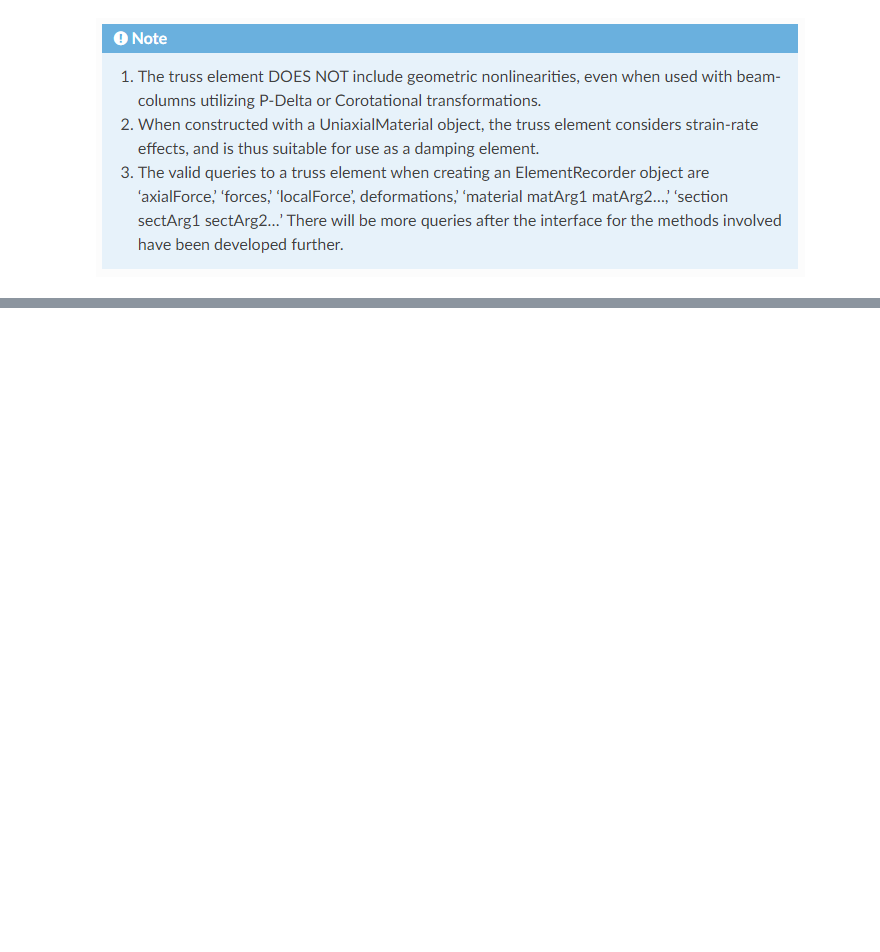
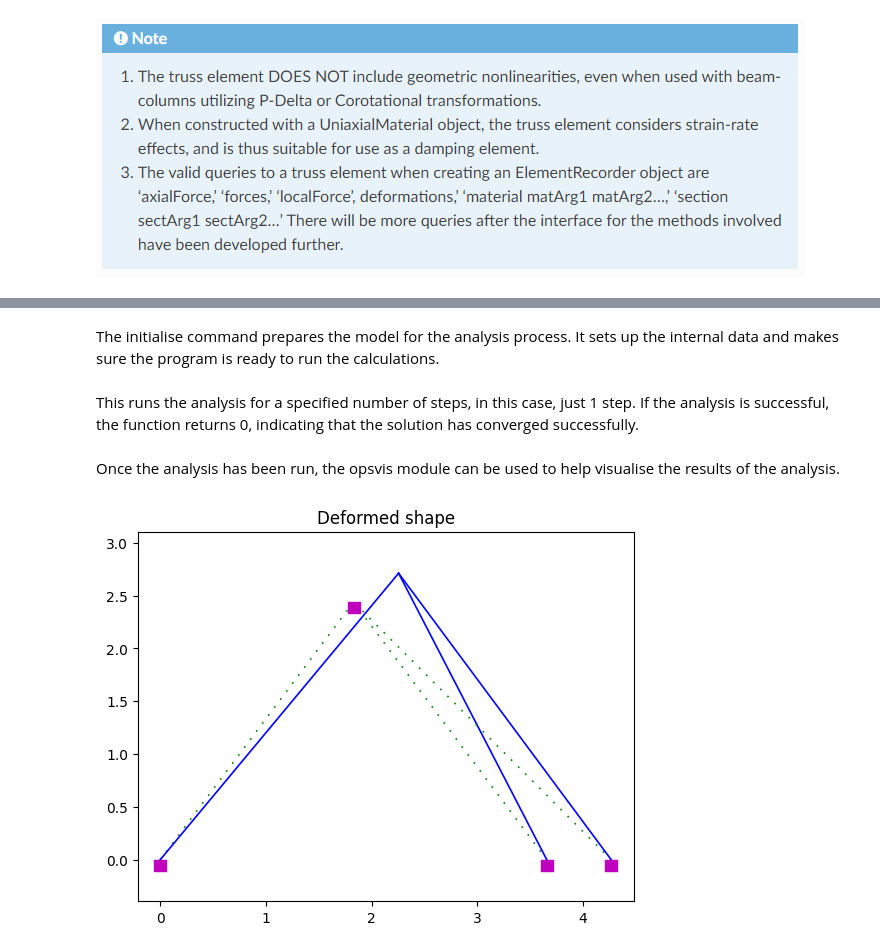
Before and after one commit to JoshKeighley01/CMC02, a Jupyter notebook: BasicTrussExample.ipynb, the cells around one changed output, grey strips where cells are left out. Saved outputs shown, nothing was run; the diff lists cells and outputs as text; code cells hidden in the pictures; blank space fills up the shorter version.

```diff
--- a/BasicTrussExample.ipynb
+++ b/BasicTrussExample.ipynb
@@ -13,10 +13,12 @@ First, we will define some unit conversions, so that we can use SI units in the
 # %%
 #Units
 m = 1
+mm = 0.001*m
 N = 1
+kN = 1000 * N
 Pa = 1
 
-inches = 0.0254*m
+inches = 25.4*mm
 ft = 12*inches
 kip = 4.45*10**3*N
 ksi = 6.89*10**6*Pa
@@ -46,8 +48,8 @@ A2 = 5.*inches**2
 E = 3000*ksi
 
 #Loads
-Px = 100*ksi
-Py = -50*ksi
+Px = 50*kN
+Py = 50*kN
 # %% [markdown]
 We can now start the analysis of the truss using OpenSeesPy. To start, we import the module and name it ops for convenience. The numpy module is also imported as this will be used within the script. The first OpenSeesPy command we will use is the wipe command. The wipe command clears the terminal and it is good practice to use it as the first command in any OpenSeesPy script to remove any previous model definitions. There is also an if statement used to create a new file path for the analysis outputs. It is advisable to stop your main folder from getting overpopulated with output files. You can copy this code to use in your scripts, ensure you import the 'os' module as shown above.
 # %%
@@ -150,6 +152,8 @@ ops.timeSeries("Linear", 1)
 ops.pattern("Plain", 1, 1)
 
 # Create the nodal load - command: load nodeID xForce yForce
+Px = Px * kN
+Py = Py * kN
 ops.load(4, Px, Py, 0)
 
 #Plot loads
@@ -239,0 +212,2 @@ ops.wipe()
+# %% [markdown]
+The initialise command prepares the model for the analysis process. It sets up the internal data and makes sure the program is ready to run the calculations.
@@ -239,0 +217,2 @@ ops.wipe()
+# %% [markdown]
+This runs the analysis for a specified number of steps, in this case, just 1 step. If the analysis is successful, the function returns 0, indicating that the solution has converged successfully.
@@ -239,0 +222,11 @@ ops.wipe()
+# %% [markdown]
+Once the analysis has been run, the opsvis module can be used to help visualise the results of the analysis.
+# %%
+#Other plotting commands
+opsv.plot_defo(interpFlag=0)
+plt.title('Deformed shape')
+plt.show()
+
+ops.wipe()
+# %% [output]
+[figure, added]
```
Also changed, not shown: parts of 19 cells of this notebook, 1 other file.
